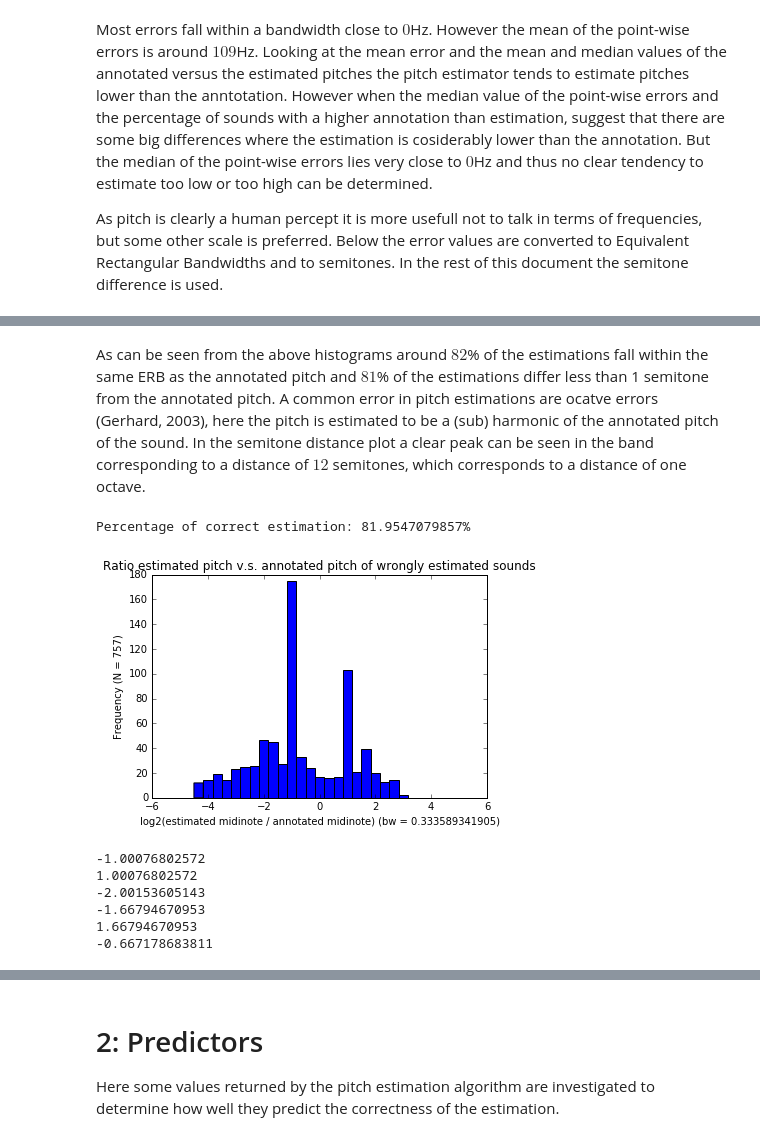
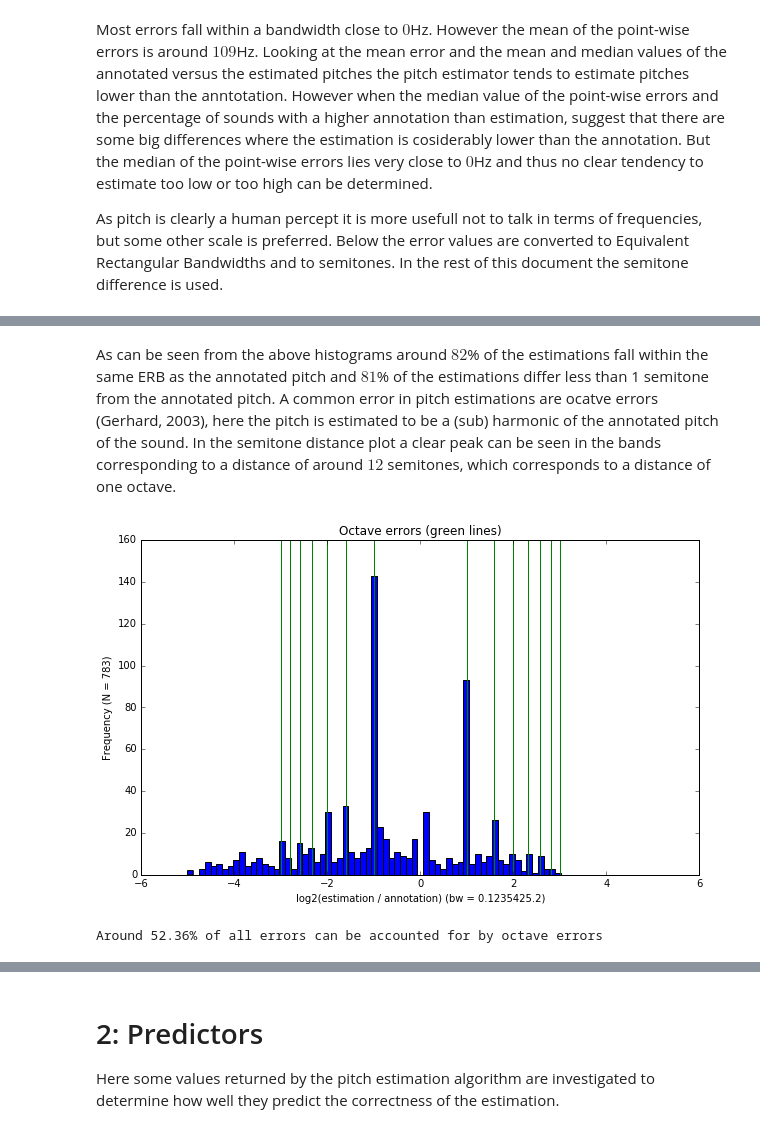
Before and after one commit to akkeh/internship, a Jupyter notebook: pitchEst/notebook/Single-note Sound Pitch Estimation.ipynb, the cells around one changed output, grey strips where cells are left out. Saved outputs shown, nothing was run; the diff lists cells and outputs as text; code cells hidden in the pictures.

```diff
--- a/pitchEst/notebook/Single-note Sound Pitch Estimation.ipynb
+++ b/pitchEst/notebook/Single-note Sound Pitch Estimation.ipynb
@@ -214,27 +180,38 @@ Median semitone distance:       0.123367972045 st
 # %% [markdown]
 As can be seen from the above histograms around $82$% of the estimations fall within the same ERB as the annotated pitch and $81$% of the estimations differ less than 1 semitone from the annotated pitch.
-A common error in pitch estimations are ocatve errors (Gerhard, 2003), here the pitch is estimated to be a (sub) harmonic of the annotated pitch of the sound. In the semitone distance plot a clear peak can be seen in the band corresponding to a distance of $12$ semitones, which corresponds to a distance of one octave.
+A common error in pitch estimations are ocatve errors (Gerhard, 2003), here the pitch is estimated to be a (sub) harmonic of the annotated pitch of the sound. In the semitone distance plot a clear peak can be seen in the bands corresponding to a distance of around $12$ semitones, which corresponds to a distance of one octave.
 # %%
 midiTag = ut.freq2midi(pTag); midiEst = ut.freq2midi(pEst);
 i_err = np.where(abs(midiTag-midiEst) > 1)[0];
-print "Percentage of correct estimation: " + str((len(midiTag) - len(i_err)) / float(len(midiTag)) * 100) + "%"
 x = np.log2(pEst[i_err] / pTag[i_err]);
-hN = max(abs(x)) - 0.5;
-hst = plt.hist(x, range=(-hN, hN), bins=int(hN*2)*3); plt.title("Ratio estimated pitch v.s. annotated pitch of wrongly estimated sounds"); plt.xlabel("log2(estimated midinote / annotated midinote) (bw = " + str(hst[1][3]-hst[1][2]) + ")"); plt.ylabel("Frequency (N = " + str(len(i_err)) + ")"); plt.show();
+#hst = plt.hist(x, range=(-hN, hN), bins=int(hN*2)*3); plt.title("Ratio estimated pitch v.s. annotated pitch of wrongly estimated sounds"); plt.xlabel("log2(estimated midinote / annotated midinote) (bw = " + str(hst[1][3]-hst[1][2]) + ")"); plt.ylabel("Frequency (N = " + str(len(i_err)) + ")"); plt.show();
 
-chst = np.copy(hst)
-for i in range(6):
-    maxBand = np.where(chst[0] == max(chst[0]))[0][0]
-    lbound = hst[1][maxBand]; rbound = hst[1][maxBand+1]
-    print (rbound+lbound) / 2.;
+fig, ax = plt.subplots(1, 1, figsize=(10, 6));
+hst = ax.hist(x, range=(-max(-x), max(-x)), bins=16*np.round(max(-x)) + 1); bw = hst[1][3]-hst[1][2];
+ax.plot()
+for i in range(2, 9):
+    ax.axvline(x=np.log2(i / 1), color='green');
+    ax.axvline(x=-np.log2(i / 1), color='green');
 
-    chst[0][maxBand] = -999;
+plt.title('Octave errors (green lines)'); bw = hst[1][3]-hst[1][2];
+plt.xlabel('log2(estimation / annotation) (bw = %f5.2)' % bw); plt.ylabel('Frequency (N = %d)' % np.sum(hst[0]));
+plt.show();
+
+# octave errors:
+supOctErr = 0;
+subOctErr = 0;
+for i in range(1, 9):
+    val = np.log2(i);
+    i_sup = 0; i_sub = 0
+    for lbound in hst[1]:
+        if lbound < -val:
+            i_sub += 1
+        if lbound < val:
+            i_sup += 1
+    subOctErr += hst[0][i_sub-1];
+    supOctErr += hst[0][i_sup-1];
+
+print "Around %2.2f%% of all errors can be accounted for by octave errors" % ((supOctErr+subOctErr) / np.sum(hst[0]) * 100);
 # %% [output]
+[figure, new version]
-Percentage of correct estimation: 81.9547079857%
+Around 52.36% of all errors can be accounted for by octave errors
-[figure, old version]
--1.00076802572
-1.00076802572
--2.00153605143
--1.66794670953
-1.66794670953
--0.667178683811
```
Also changed, not shown: parts of 20 cells of this notebook, 1 other file.
